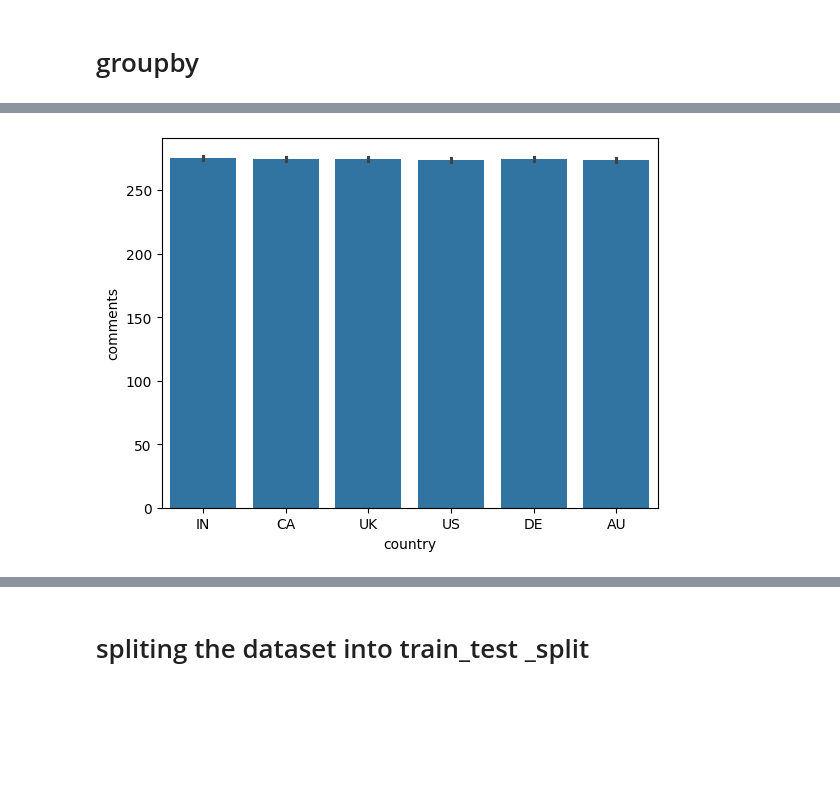
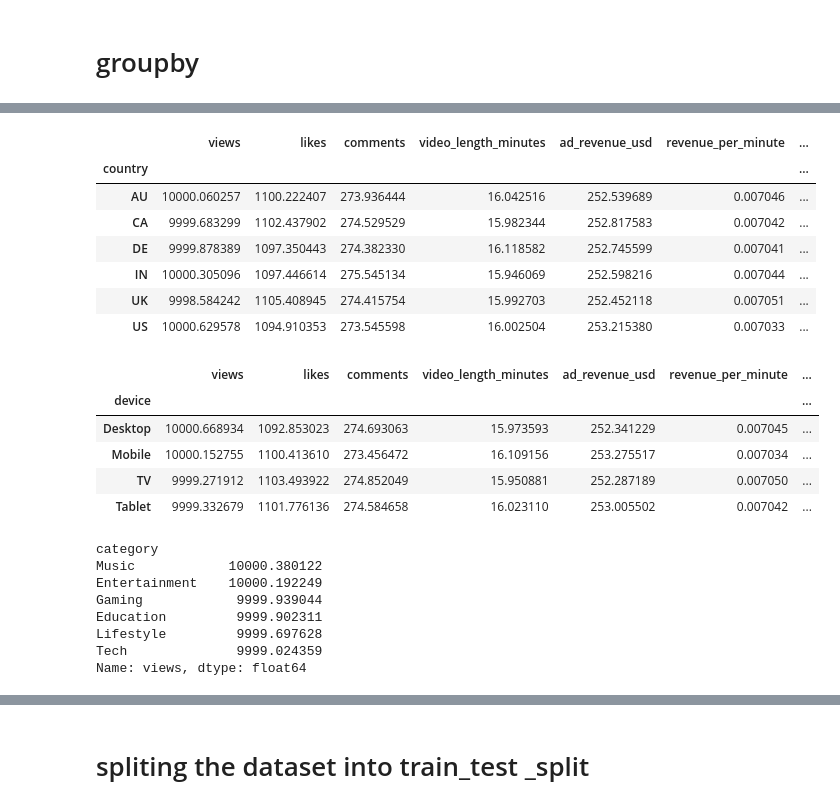
Before and after one commit to divyalikeorange-cmd/DS_Content-Monetization-Modelerr, a Jupyter notebook: minipro_youtube.ipynb, the cells around one changed output, grey strips where cells are left out. Cells and saved outputs as stored; diff of their text form; code cells hidden in the pictures; blank space fills up the shorter version.

```diff
--- a/minipro_youtube.ipynb
+++ b/minipro_youtube.ipynb
@@ -393,5 +346,32 @@ plt.show()
-# %%
-sns.barplot(x='country', y='comments', data=df)
-plt.show()
-# %% [output]
-[figure, removed]
+# %%
+df.groupby('country')[['views','likes','comments','video_length_minutes','ad_revenue_usd','revenue_per_minute','revenue_per_view','subscribers','comments_per_subscriber']].mean()
+# %% [output]
+|  | views | likes | comments | video_length_minutes | ad_revenue_usd | revenue_per_minute | ... |
+| country |  |  |  |  |  |  | ... |
+| AU | 10000.060257 | 1100.222407 | 273.936444 | 16.042516 | 252.539689 | 0.007046 | ... |
+| CA | 9999.683299 | 1102.437902 | 274.529529 | 15.982344 | 252.817583 | 0.007042 | ... |
+| DE | 9999.878389 | 1097.350443 | 274.382330 | 16.118582 | 252.745599 | 0.007041 | ... |
+| IN | 10000.305096 | 1097.446614 | 275.545134 | 15.946069 | 252.598216 | 0.007044 | ... |
+| UK | 9998.584242 | 1105.408945 | 274.415754 | 15.992703 | 252.452118 | 0.007051 | ... |
+| US | 10000.629578 | 1094.910353 | 273.545598 | 16.002504 | 253.215380 | 0.007033 | ... |
+# %%
+df.groupby('device')[['views','likes','comments','video_length_minutes','ad_revenue_usd','revenue_per_minute','revenue_per_view']].mean()
+# %% [output]
+|  | views | likes | comments | video_length_minutes | ad_revenue_usd | revenue_per_minute | ... |
+| device |  |  |  |  |  |  | ... |
+| Desktop | 10000.668934 | 1092.853023 | 274.693063 | 15.973593 | 252.341229 | 0.007045 | ... |
+| Mobile | 10000.152755 | 1100.413610 | 273.456472 | 16.109156 | 253.275517 | 0.007034 | ... |
+| TV | 9999.271912 | 1103.493922 | 274.852049 | 15.950881 | 252.287189 | 0.007050 | ... |
+| Tablet | 9999.332679 | 1101.776136 | 274.584658 | 16.023110 | 253.005502 | 0.007042 | ... |
+# %%
+# views for catgorey
+df.groupby('category')['views'].mean().sort_values(ascending=False)
+# %% [output]
+category
+Music            10000.380122
+Entertainment    10000.192249
+Gaming            9999.939044
+Education         9999.902311
+Lifestyle         9999.697628
+Tech              9999.024359
+Name: views, dtype: float64
```
Also changed, not shown: parts of 58 cells of this notebook.
